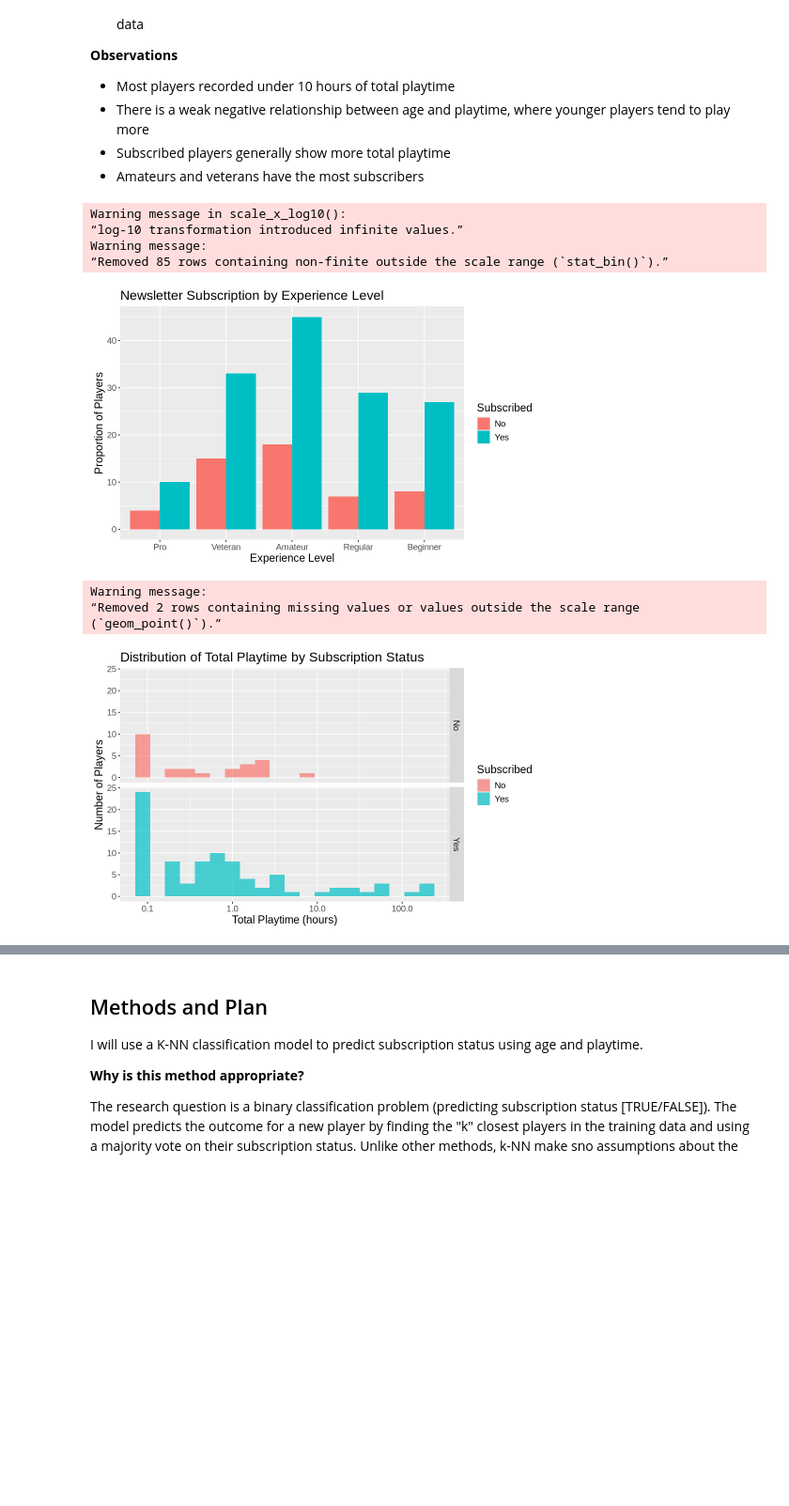
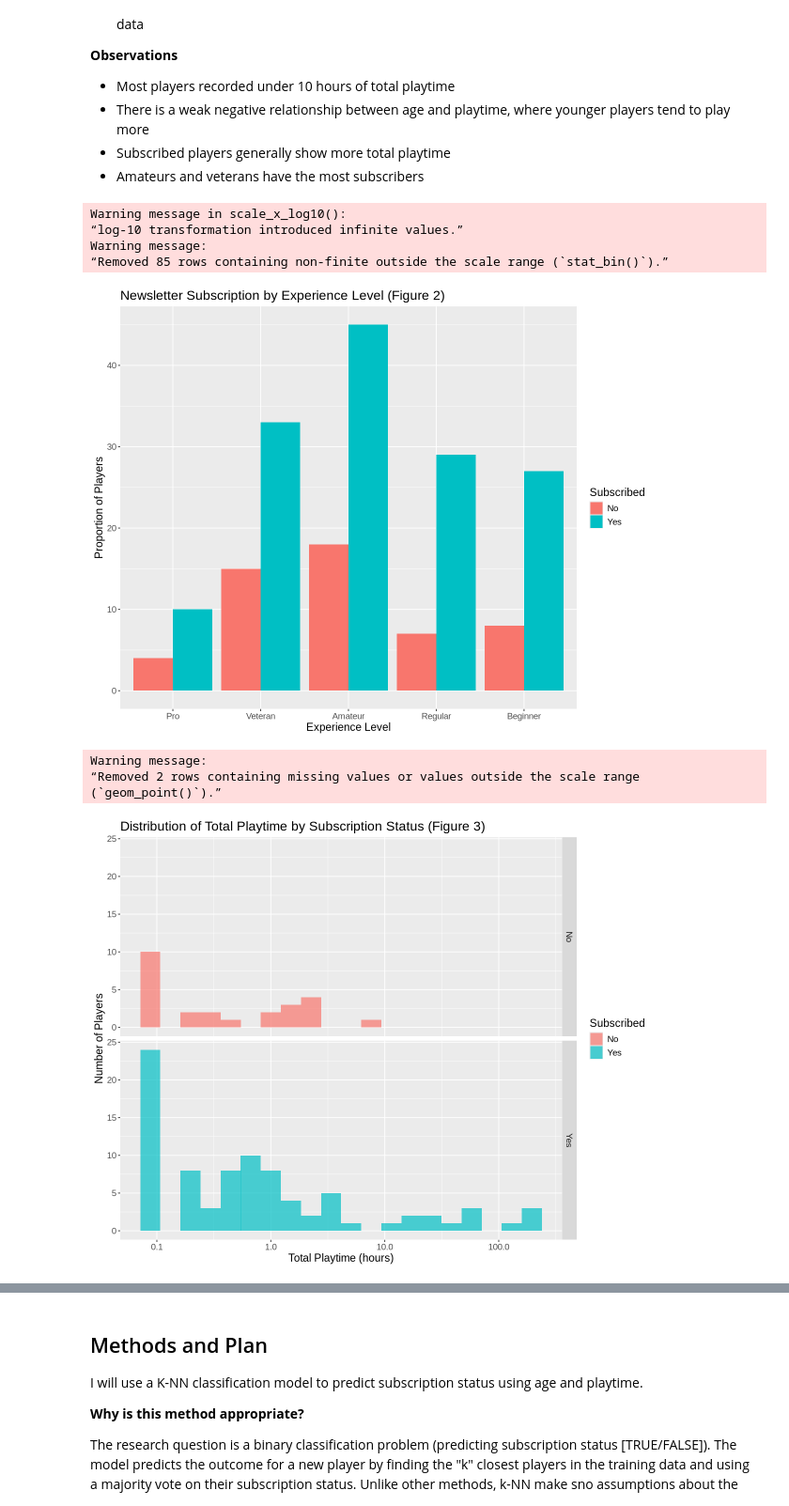
Before and after one commit to Shonh-debug/dsci-100-group-project-004-35, a Jupyter notebook: project_planning_final (1).ipynb, the cells around one changed output, grey strips where cells are left out. Shown at 94% size. Drawn from its saved outputs; the diff is of its cells as text; code cells hidden in the pictures; blank space fills up the shorter version.

```diff
--- a/project_planning_final (1).ipynb
+++ b/project_planning_final (1).ipynb
@@ -154,44 +154,44 @@ A tibble: 1 × 2
 - Subscribed players generally show more total playtime
 - Amateurs and veterans have the most subscribers
 # %%
-options(repr.plot.width = 8, repr.plot.height = 5)
+options(repr.plot.width = 10, repr.plot.height = 8)
 
 #Data is already quite tidy, so changing the variable types is sufficient for my analysis
 
 players <- players |>
     mutate(subscribe = as_factor(subscribe), subscribe = fct_recode(subscribe, "Yes" = "TRUE", "No" = "FALSE"), experience = as_factor(experience))
 
 # Plot visualizations showing the relationships between multiple variables in the players dataset
 
 players_plot <- ggplot(players, aes(x = Age, y = played_hours + 1, color = subscribe)) +
     geom_point(alpha = 0.7, size = 3) +
     scale_y_log10() +
     labs(x = "Age of Player (years)", y = "Total Playtime (hours)", color = "Subscribed") +
-    ggtitle("Relationship Between Age, Playtime, and Newsletter Subscription") +
+    ggtitle("Relationship Between Age, Playtime, and Newsletter Subscription (Figure 1)") +
     theme(text = element_text(size = 14))
 
 players_barplot <- ggplot(players, aes(x = experience, fill = subscribe)) +
     geom_bar(position = "dodge") +
-    labs(title = "Newsletter Subscription by Experience Level", x = "Experience Level", y = "Proportion of Players", fill = "Subscribed") +
+    labs(title = "Newsletter Subscription by Experience Level (Figure 2)", x = "Experience Level", y = "Proportion of Players", fill = "Subscribed") +
     theme(text = element_text(size = 14))
 
 players_histogram <- ggplot(players, aes(x = played_hours, fill = subscribe)) +
     geom_histogram(bins = 20, alpha = 0.7, position = "identity") +
     facet_grid(rows = vars(subscribe)) +
     scale_x_log10() +
-    labs(title = "Distribution of Total Playtime by Subscription Status", x = "Total Playtime (hours)", y = "Number of Players", fill = "Subscribed") +
+    labs(title = "Distribution of Total Playtime by Subscription Status (Figure 3)", x = "Total Playtime (hours)", y = "Number of Players", fill = "Subscribed") +
     theme(text = element_text(size = 14))
 
 players_barplot
 players_histogram
 players_plot
 # %% [output]
 Warning message in scale_x_log10():
 “log-10 transformation introduced infinite values.”
 Warning message:
 “Removed 85 rows containing non-finite outside the scale range (`stat_bin()`).”
-[figure, old version]
+[figure, new version]
 Warning message:
 “Removed 2 rows containing missing values or values outside the scale range
 (`geom_point()`).”
-[figure, old version]
+[figure, new version]
```
Also changed, not shown: parts of 4 cells of this notebook.
